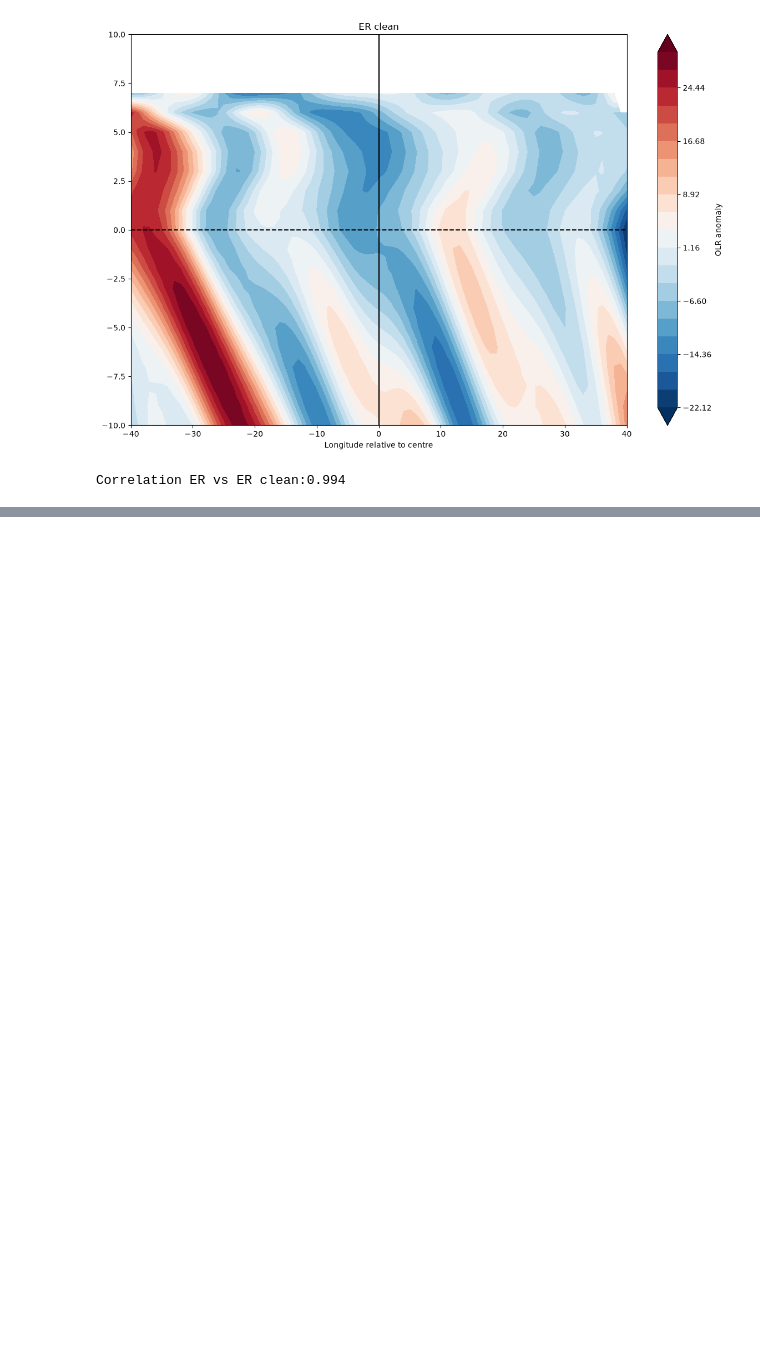
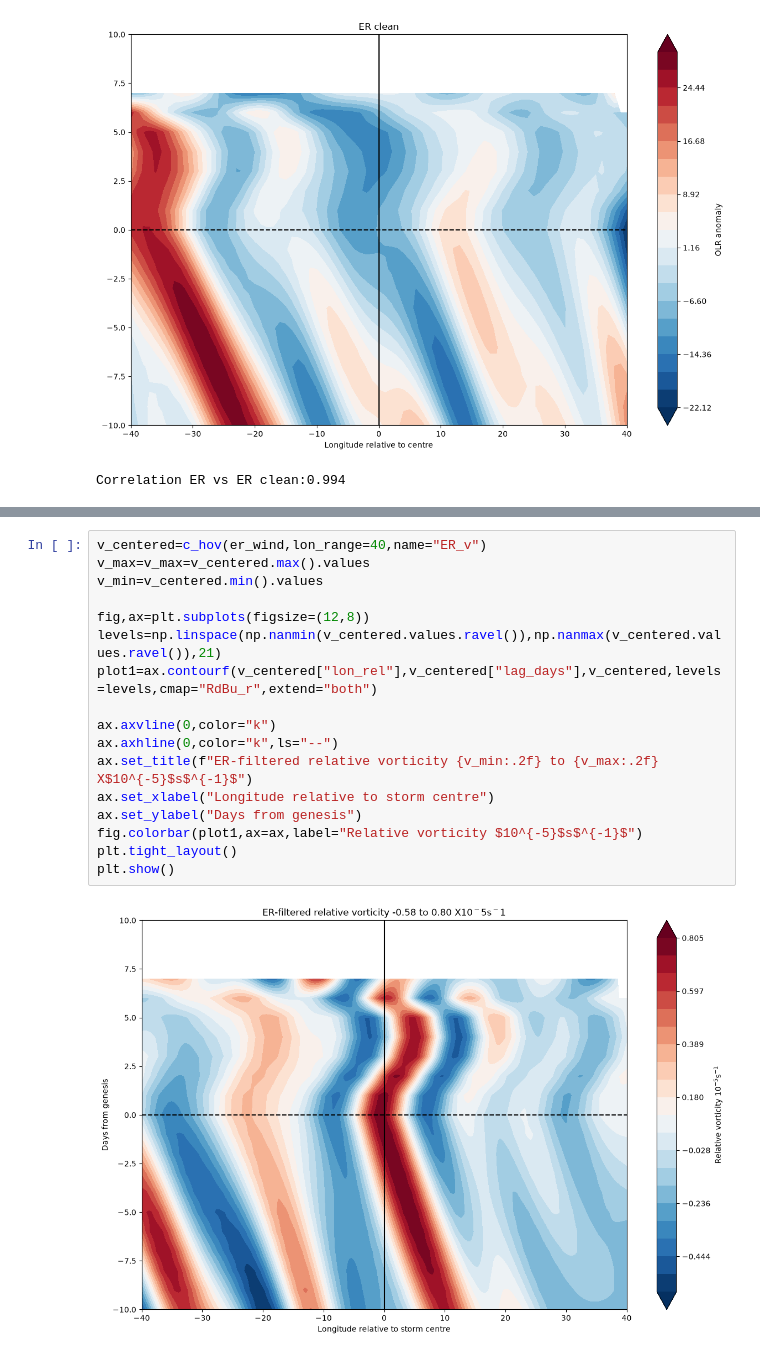
Before and after one commit to Mani-Blaze/Project_cyclone_jangmi, a Jupyter notebook: Code/ccew_jag.ipynb, the cells around one changed output, grey strips where cells are left out. Saved outputs shown, nothing was run; the diff lists cells and outputs as text; blank space fills up the shorter version.

```diff
--- a/Code/ccew_jag.ipynb
+++ b/Code/ccew_jag.ipynb
@@ -393,0 +440,19 @@ Theoretical ER speed:-2.2 to -9.8 m/s
+# %%
+v_centered=c_hov(er_wind,lon_range=40,name="ER_v")
+v_max=v_max=v_centered.max().values
+v_min=v_centered.min().values
+
+fig,ax=plt.subplots(figsize=(12,8))
+levels=np.linspace(np.nanmin(v_centered.values.ravel()),np.nanmax(v_centered.values.ravel()),21)
+plot1=ax.contourf(v_centered["lon_rel"],v_centered["lag_days"],v_centered,levels=levels,cmap="RdBu_r",extend="both")
+
+ax.axvline(0,color="k")
+ax.axhline(0,color="k",ls="--")
+ax.set_title(f"ER-filtered relative vorticity {v_min:.2f} to {v_max:.2f} X$10^{-5}$s$^{-1}$")
+ax.set_xlabel("Longitude relative to storm centre")
+ax.set_ylabel("Days from genesis")
+fig.colorbar(plot1,ax=ax,label="Relative vorticity $10^{-5}$s$^{-1}$")
+plt.tight_layout()
+plt.show()
+# %% [output]
+[figure, added]
```
Also changed, not shown: parts of 2 cells of this notebook, 2 other files.
